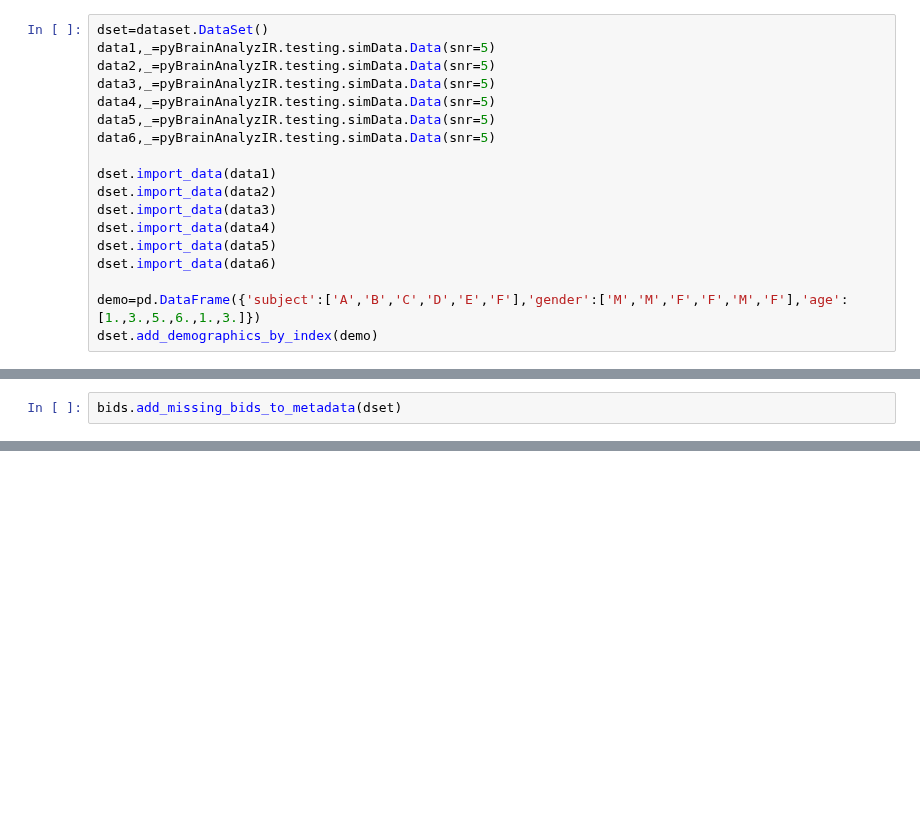
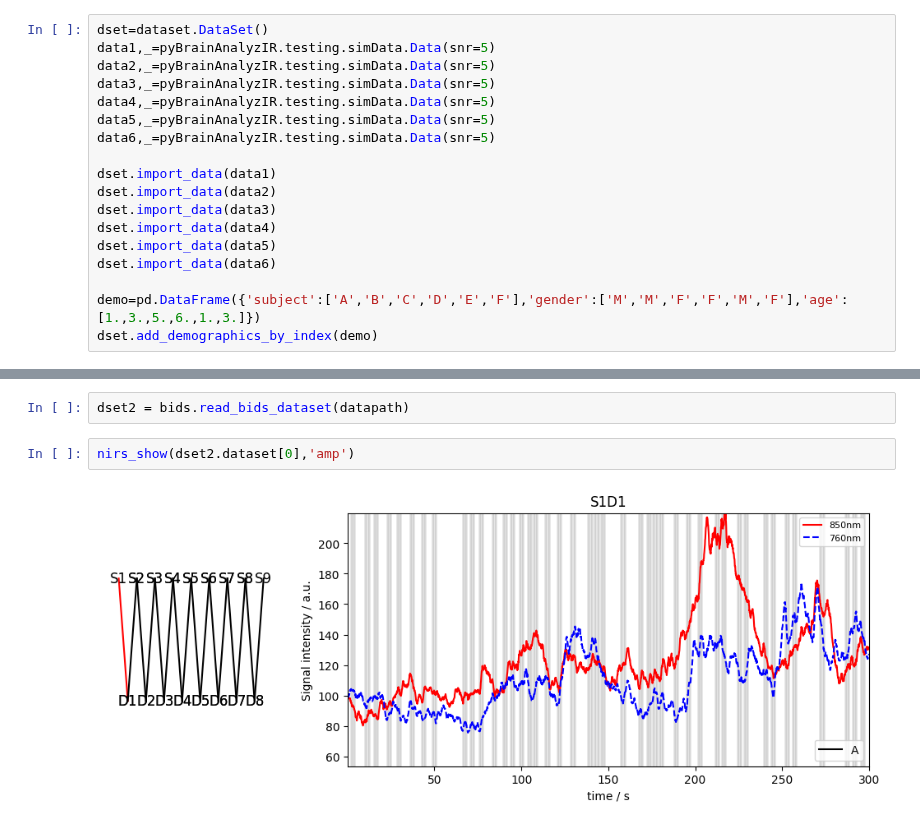
Before and after one commit to huppertt/pyNIRS_toolbox, a Jupyter notebook: examples/10_BIDS_Formats.ipynb, the cells around one changed output, grey strips where cells are left out. Drawn from its saved outputs; the diff is of its cells as text; blank space fills up the shorter version.

```diff
--- a/examples/10_BIDS_Formats.ipynb
+++ b/examples/10_BIDS_Formats.ipynb
@@ -43,2 +132,0 @@ bids.write_bids_dataset_description(path=datapath,
-# %%
-bids.add_missing_bids_to_metadata(dset)
@@ -59,0 +139,6 @@ Index(['subject', 'gender', 'age', 'Manufacturer', 'ManufacturersModelName',
+# %%
+dset2 = bids.read_bids_dataset(datapath)
+# %%
+nirs_show(dset2.dataset[0],'amp')
+# %% [output]
+[figure, added]
```
Also changed, not shown: parts of 13 cells of this notebook, 9 other files.
